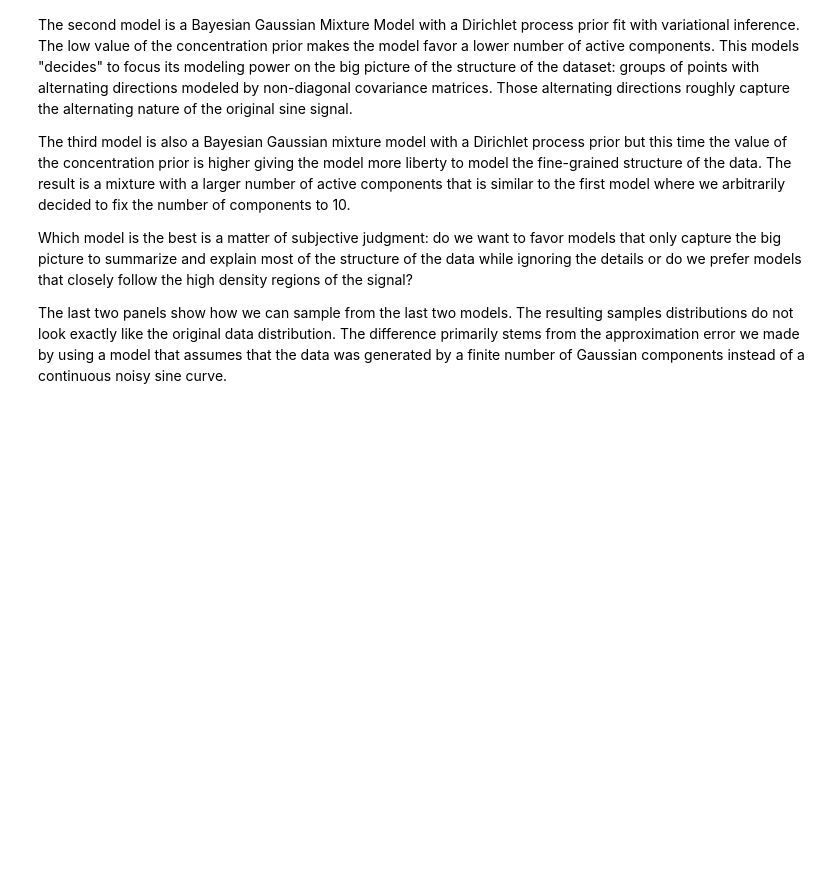
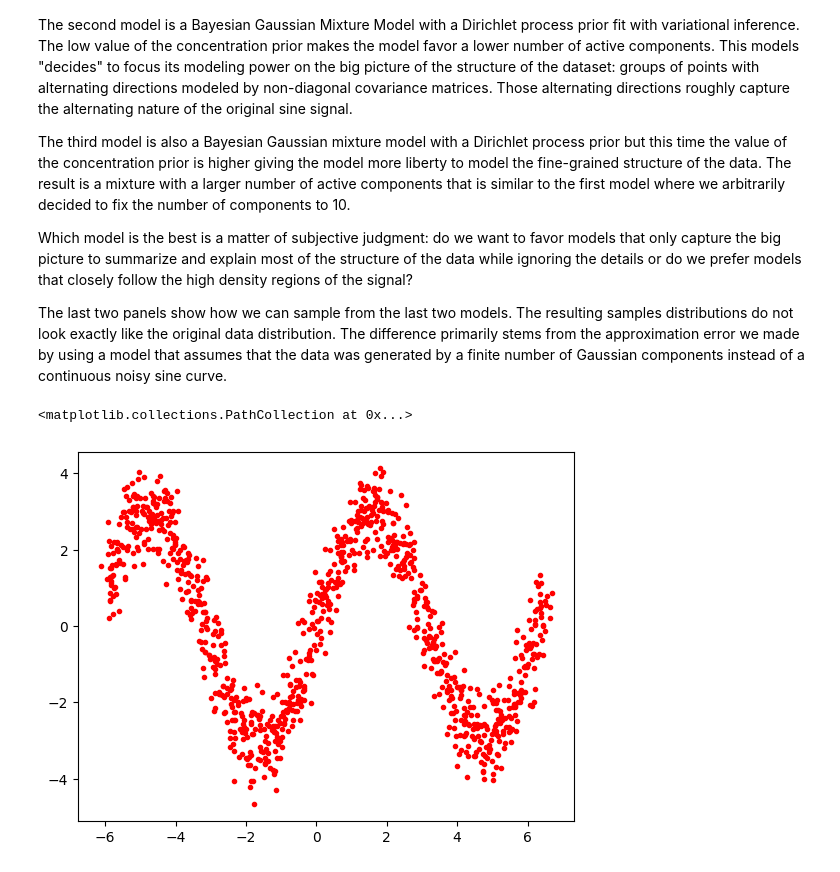
Before and after one commit to vbwanere/SEDS-in-Python, a Jupyter notebook: gmr_lib/GMR_for_sine_wave_old.ipynb, the cells around one changed output. Cells and saved outputs as stored; diff of their text form; code cells hidden in the pictures; blank space fills up the shorter version.

```diff
--- a/gmr_lib/GMR_for_sine_wave_old.ipynb
+++ b/gmr_lib/GMR_for_sine_wave_old.ipynb
@@ -38 +50,19 @@ number of Gaussian components instead of a continuous noisy sine curve.
+# %%
+# Generating a sine wave datset for GMR:
+n_samples = 1000
+
+# Generate random sample following a sine curve
+np.random.seed(0)
+X = np.zeros((n_samples, 2))
+step = 4.0 * np.pi / X.shape[0]
+
+for i in range(X.shape[0]):
+    x = i * step - 6.0
+    X[i, 0] = x + np.random.normal(0, 0.1)
+    X[i, 1] = 3.0 * (np.sin(x) + np.random.normal(0, 0.2))
+# %%
+plt.scatter(X[:, 0], X[:, 1], color ='red', marker='.')
+# %% [output]
+<matplotlib.collections.PathCollection at 0x...>
+[figure, added]
 # %%
```
Also changed, not shown: parts of 13 cells of this notebook, 34 other files.
